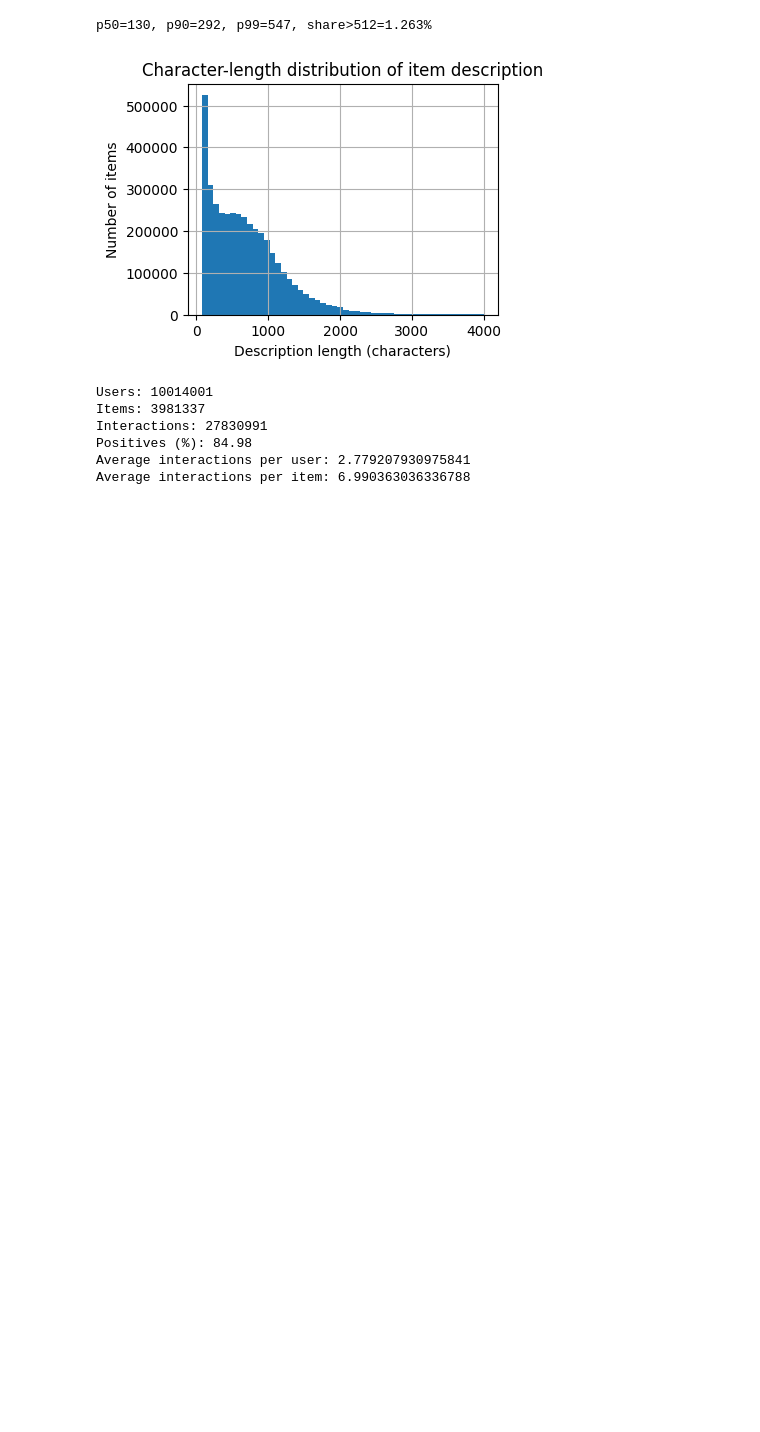
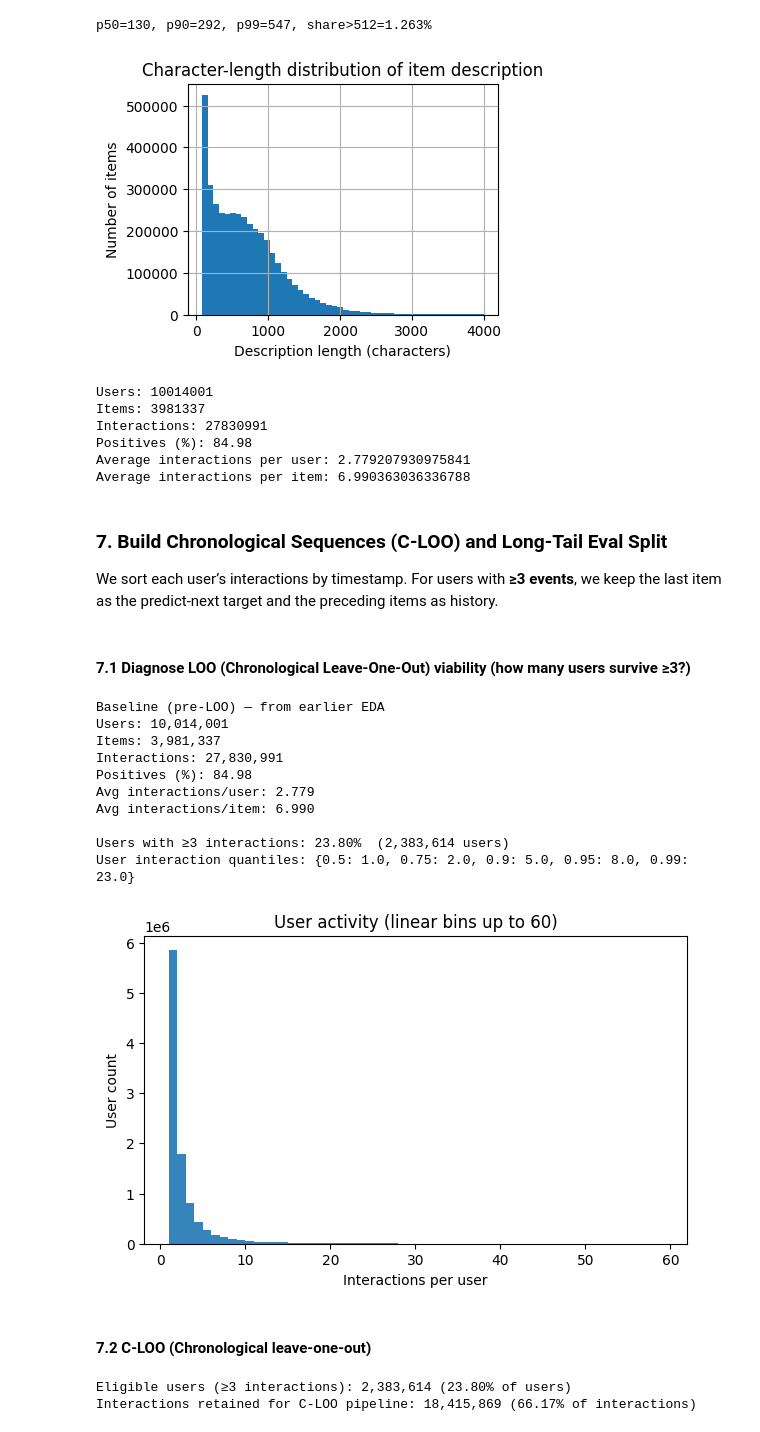
Before and after one commit to zoislan/semantic-ids-large-scale-recommendations, a Jupyter notebook: notebooks/02_build_and_analyze_dataset.ipynb, the cells around one changed output. Cells and saved outputs as stored; diff of their text form; code cells hidden in the pictures; blank space fills up the shorter version.

Commit message:
Modified preprocessing and 2nd notebook t o create evaluation splits

```diff
--- a/notebooks/02_build_and_analyze_dataset.ipynb
+++ b/notebooks/02_build_and_analyze_dataset.ipynb
@@ -520,3 +434,46 @@ Interactions: 27830991
 Positives (%): 84.98
 Average interactions per user: 2.779207930975841
 Average interactions per item: 6.990363036336788
+# %% [markdown]
+### 7. Build Chronological Sequences (C-LOO) and Long-Tail Eval Split
+We sort each user’s interactions by timestamp. For users with __≥3 events__, we keep the last item as the predict-next target and the preceding items as history.
+# %% [markdown]
+#### 7.1 Diagnose LOO (Chronological Leave-One-Out) viability (how many users survive ≥3?)
+# %%
+print("Baseline (pre-LOO) — from earlier EDA")
+n_int = len(inter_df)
+print(f"Users: {u_cnt:,}")
+print(f"Items: {i_cnt:,}")
+print(f"Interactions: {n_int:,}")
+print(f"Positives (%): {inter_df['label_pos'].mean()*100:.2f}")
+print(f"Avg interactions/user: {n_int/u_cnt:.3f}")
+print(f"Avg interactions/item: {n_int/i_cnt:.3f}")
+
+# Distribution of interactions per user + % with >=3
+user_deg = inter_df["user_id"].value_counts()
+p_ge3 = (user_deg >= 3).mean()
+print(f"\nUsers with ≥3 interactions: {p_ge3*100:.2f}%  ({(user_deg>=3).sum():,} users)")
+
+# plot
+quantiles = user_deg.quantile([.5,.75,.9,.95,.99]).round(2)
+print("User interaction quantiles:", quantiles.to_dict())
+
+plt.figure(figsize=(7,4))
+bins = np.arange(1, min(60, user_deg.max()+2))
+plt.hist(user_deg.values, bins=bins, alpha=0.9)
+plt.xlabel("Interactions per user")
+plt.ylabel("User count")
+plt.title("User activity (linear bins up to 60)")
+plt.show()
+# %% [output]
+Baseline (pre-LOO) — from earlier EDA
+Users: 10,014,001
+Items: 3,981,337
+Interactions: 27,830,991
+Positives (%): 84.98
+Avg interactions/user: 2.779
+Avg interactions/item: 6.990
+
+Users with ≥3 interactions: 23.80%  (2,383,614 users)
+User interaction quantiles: {0.5: 1.0, 0.75: 2.0, 0.9: 5.0, 0.95: 8.0, 0.99: 23.0}
+[figure, added]
@@ -522,0 +495,23 @@ Average interactions per item: 6.990363036336788
+# %% [markdown]
+#### 7.2 C-LOO (Chronological leave-one-out)
+# %%
+# Sort chronologically
+df = inter_df.loc[:, ["user_id","item_id","timestamp"]].sort_values(
+    ["user_id","timestamp"], kind="stable"
+).reset_index(drop=True)
+
+# Keep only users with ≥ (MIN_HISTORY + 1) total events
+user_deg = df["user_id"].value_counts()
+eligible_users = user_deg.index[user_deg >= (MIN_HISTORY + 1)]
+df_elig = df[df["user_id"].isin(eligible_users)].copy()
+
+print(f"Eligible users (≥{MIN_HISTORY+1} interactions): {len(eligible_users):,} "
+      f"({len(eligible_users)/user_deg.size*100:.2f}% of users)")
+print(f"Interactions retained for C-LOO pipeline: {len(df_elig):,} "
+      f"({len(df_elig)/len(df)*100:.2f}% of interactions)")
+
+# Group into sequences
+g = df_elig.groupby("user_id", sort=False)
+# %% [output]
+Eligible users (≥3 interactions): 2,383,614 (23.80% of users)
+Interactions retained for C-LOO pipeline: 18,415,869 (66.17% of interactions)
```
Also changed, not shown: parts of 19 cells of this notebook, 1 other file.
